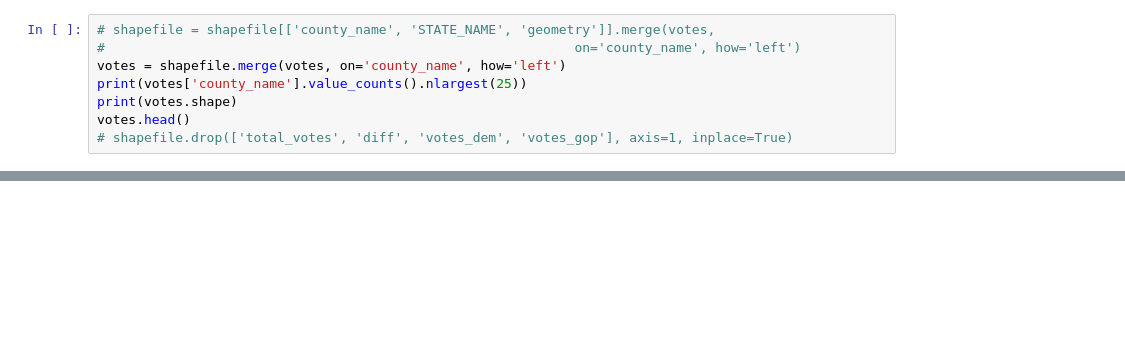
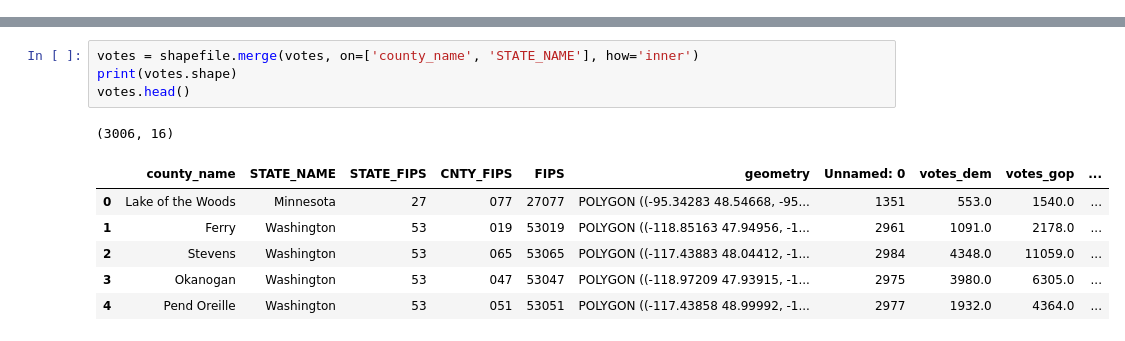
Before and after one commit to tallywiesenberg/coronavirus-twitter, a Jupyter notebook: Untitled1.ipynb, the cells around one changed output, grey strips where cells are left out. Drawn from its saved outputs; the diff is of its cells as text; blank space fills up the shorter version.

```diff
--- a/Untitled1.ipynb
+++ b/Untitled1.ipynb
@@ -75,11 +83,3 @@ Name: county_name, dtype: int64
 | 2 | Stevens | Washington | 53 | 065 | 53065 | POLYGON ((-117.43883 48.04412, -1... |
 | 3 | Okanogan | Washington | 53 | 047 | 53047 | POLYGON ((-118.97209 47.93915, -1... |
 | 4 | Pend Oreille | Washington | 53 | 051 | 53051 | POLYGON ((-117.43858 48.99992, -1... |
-# %%
-# shapefile = shapefile[['county_name', 'STATE_NAME', 'geometry']].merge(votes,
-#                                                            on='county_name', how='left')
-votes = shapefile.merge(votes, on='county_name', how='left')
-print(votes['county_name'].value_counts().nlargest(25))
-print(votes.shape)
-votes.head()
-# shapefile.drop(['total_votes', 'diff', 'votes_dem', 'votes_gop'], axis=1, inplace=True)
@@ -109,0 +86,12 @@ Name: county_name, dtype: int64
+# %%
+votes = shapefile.merge(votes, on=['county_name', 'STATE_NAME'], how='inner')
+print(votes.shape)
+votes.head()
+# %% [output]
+(3006, 16)
+|  | county_name | STATE_NAME | STATE_FIPS | CNTY_FIPS | FIPS | geometry | Unnamed: 0 | votes_dem | votes_gop | ... |
+| 0 | Lake of the Woods | Minnesota | 27 | 077 | 27077 | POLYGON ((-95.34283 48.54668, -95... | 1351 | 553.0 | 1540.0 | ... |
+| 1 | Ferry | Washington | 53 | 019 | 53019 | POLYGON ((-118.85163 47.94956, -1... | 2961 | 1091.0 | 2178.0 | ... |
+| 2 | Stevens | Washington | 53 | 065 | 53065 | POLYGON ((-117.43883 48.04412, -1... | 2984 | 4348.0 | 11059.0 | ... |
+| 3 | Okanogan | Washington | 53 | 047 | 53047 | POLYGON ((-118.97209 47.93915, -1... | 2975 | 3980.0 | 6305.0 | ... |
+| 4 | Pend Oreille | Washington | 53 | 051 | 53051 | POLYGON ((-117.43858 48.99992, -1... | 2977 | 1932.0 | 4364.0 | ... |
```
Also changed, not shown: parts of 36 cells of this notebook, 18 other files.
